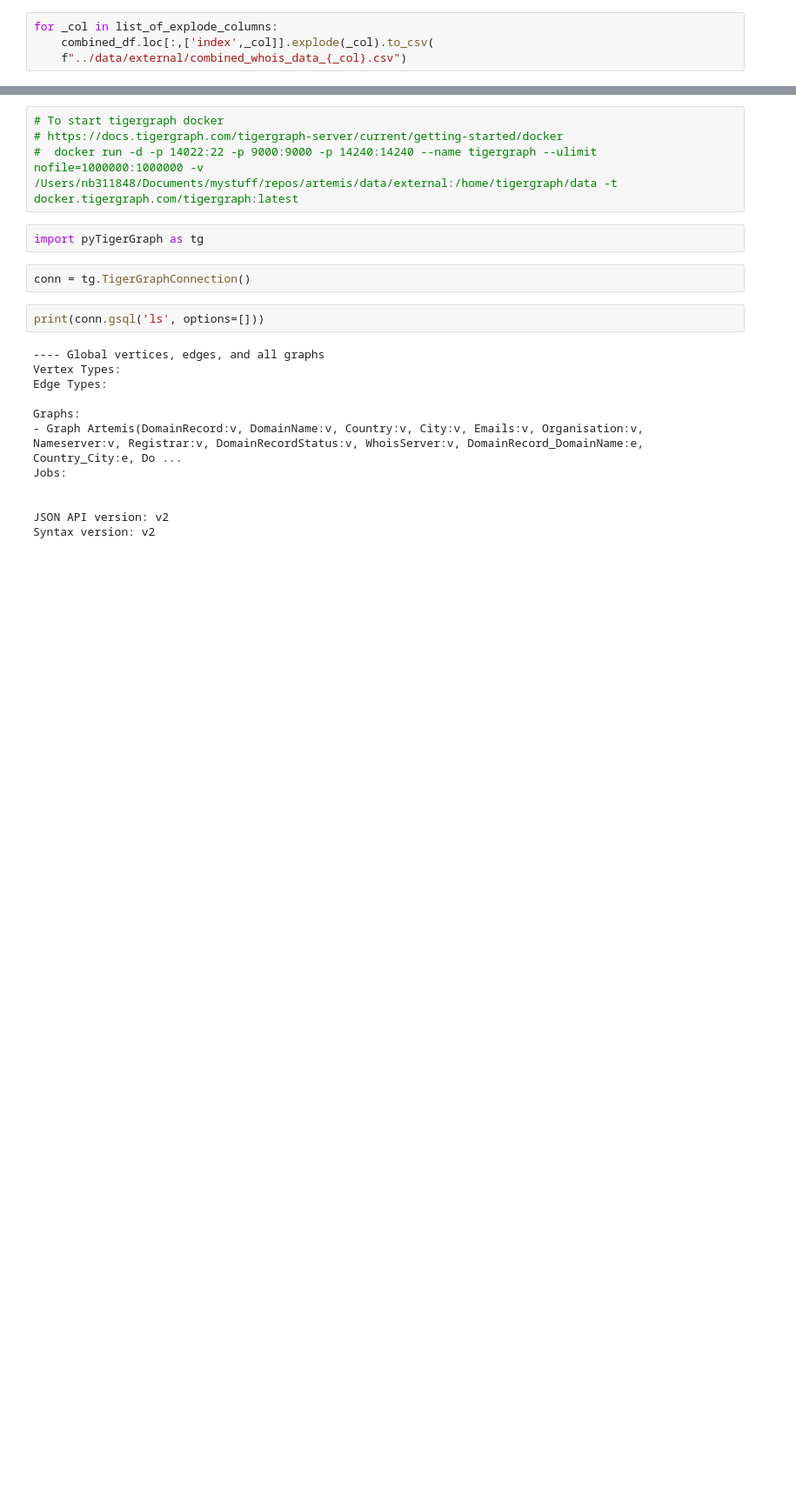
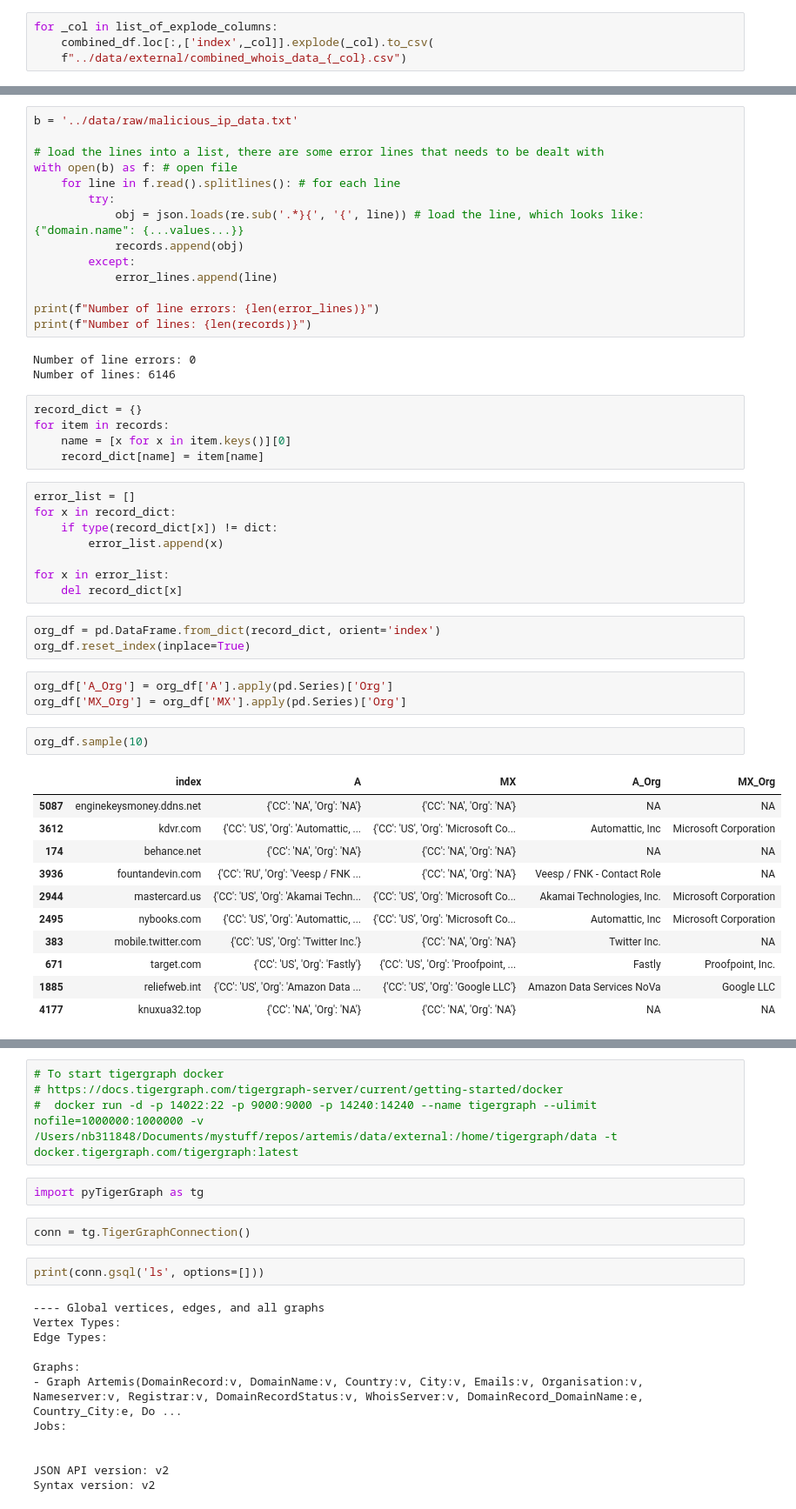
Before and after one commit to erodium/artemis, a Jupyter notebook: notebooks/1.1-lfp-eda-tigergraph.ipynb, the cells around one changed output, grey strips where cells are left out. Shown: that part at 87% size. Drawn from its saved outputs; the diff is of its cells as text; blank space fills up the shorter version.

```diff
--- a/notebooks/1.1-lfp-eda-tigergraph.ipynb
+++ b/notebooks/1.1-lfp-eda-tigergraph.ipynb
@@ -173,0 +221,50 @@ for _col in list_of_explode_columns:
+# %%
+b = '../data/raw/malicious_ip_data.txt'
+
+# load the lines into a list, there are some error lines that needs to be dealt with
+with open(b) as f: # open file
+    for line in f.read().splitlines(): # for each line
+        try:
+            obj = json.loads(re.sub('.*}{', '{', line)) # load the line, which looks like: {"domain.name": {...values...}}
+            records.append(obj)
+        except:
+            error_lines.append(line)
+
+print(f"Number of line errors: {len(error_lines)}")
+print(f"Number of lines: {len(records)}")
+# %% [output]
+Number of line errors: 0
+Number of lines: 6146
+# %%
+record_dict = {}
+for item in records:
+    name = [x for x in item.keys()][0]
+    record_dict[name] = item[name]
+# %%
+error_list = []
+for x in record_dict:
+    if type(record_dict[x]) != dict:
+        error_list.append(x)
+
+for x in error_list:
+    del record_dict[x]
+# %%
+org_df = pd.DataFrame.from_dict(record_dict, orient='index')
+org_df.reset_index(inplace=True)
+# %%
+org_df['A_Org'] = org_df['A'].apply(pd.Series)['Org']
+org_df['MX_Org'] = org_df['MX'].apply(pd.Series)['Org']
+# %%
+org_df.sample(10)
+# %% [output]
+|  | index | A | MX | A_Org | MX_Org |
+| 5087 | enginekeysmoney.ddns.net | {'CC': 'NA', 'Org': 'NA'} | {'CC': 'NA', 'Org': 'NA'} | NA | NA |
+| 3612 | kdvr.com | {'CC': 'US', 'Org': 'Automattic, ... | {'CC': 'US', 'Org': 'Microsoft Co... | Automattic, Inc | Microsoft Corporation |
+| 174 | behance.net | {'CC': 'NA', 'Org': 'NA'} | {'CC': 'NA', 'Org': 'NA'} | NA | NA |
+| 3936 | fountandevin.com | {'CC': 'RU', 'Org': 'Veesp / FNK ... | {'CC': 'NA', 'Org': 'NA'} | Veesp / FNK - Contact Role | NA |
+| 2944 | mastercard.us | {'CC': 'US', 'Org': 'Akamai Techn... | {'CC': 'US', 'Org': 'Microsoft Co... | Akamai Technologies, Inc. | Microsoft Corporation |
+| 2495 | nybooks.com | {'CC': 'US', 'Org': 'Automattic, ... | {'CC': 'US', 'Org': 'Microsoft Co... | Automattic, Inc | Microsoft Corporation |
+| 383 | mobile.twitter.com | {'CC': 'US', 'Org': 'Twitter Inc.'} | {'CC': 'NA', 'Org': 'NA'} | Twitter Inc. | NA |
+| 671 | target.com | {'CC': 'US', 'Org': 'Fastly'} | {'CC': 'US', 'Org': 'Proofpoint, ... | Fastly | Proofpoint, Inc. |
+| 1885 | reliefweb.int | {'CC': 'US', 'Org': 'Amazon Data ... | {'CC': 'US', 'Org': 'Google LLC'} | Amazon Data Services NoVa | Google LLC |
+| 4177 | knuxua32.top | {'CC': 'NA', 'Org': 'NA'} | {'CC': 'NA', 'Org': 'NA'} | NA | NA |
```
Also changed, not shown: parts of 22 cells of this notebook, 3 other files.
